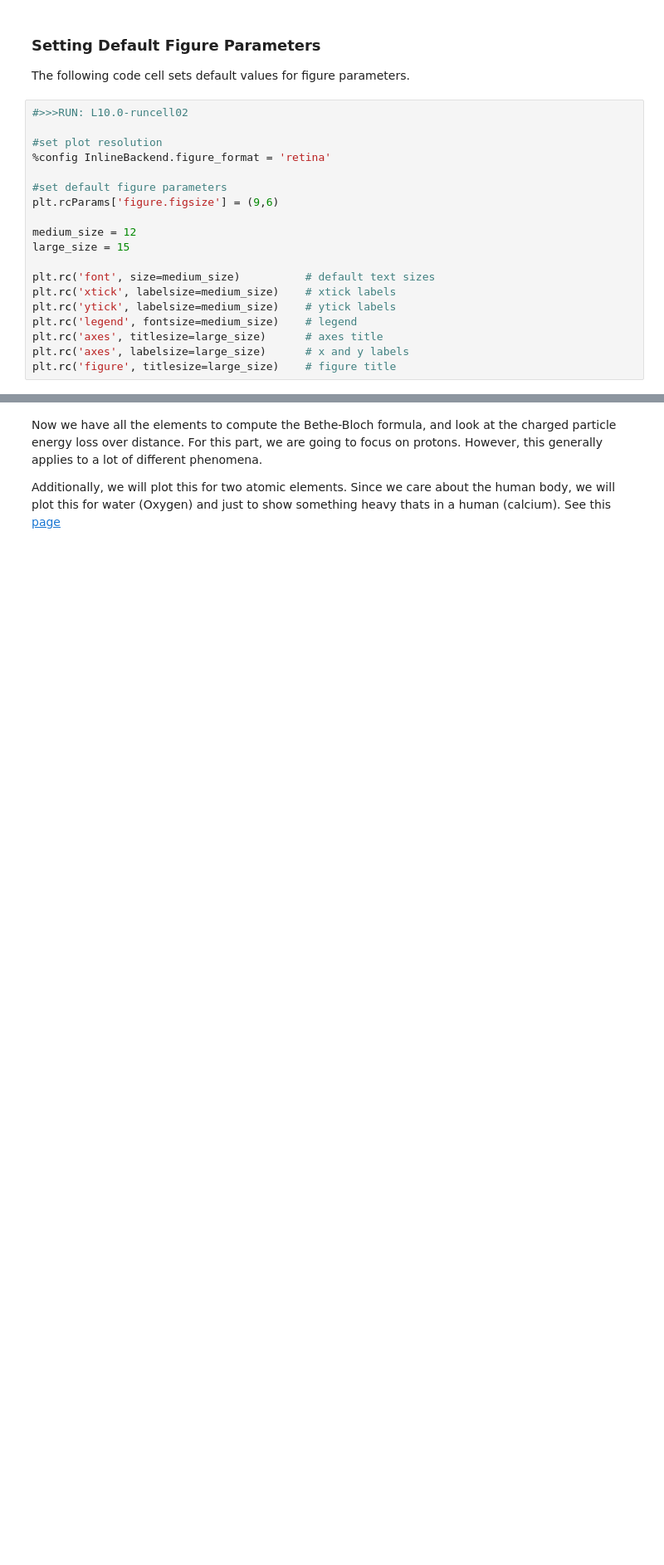
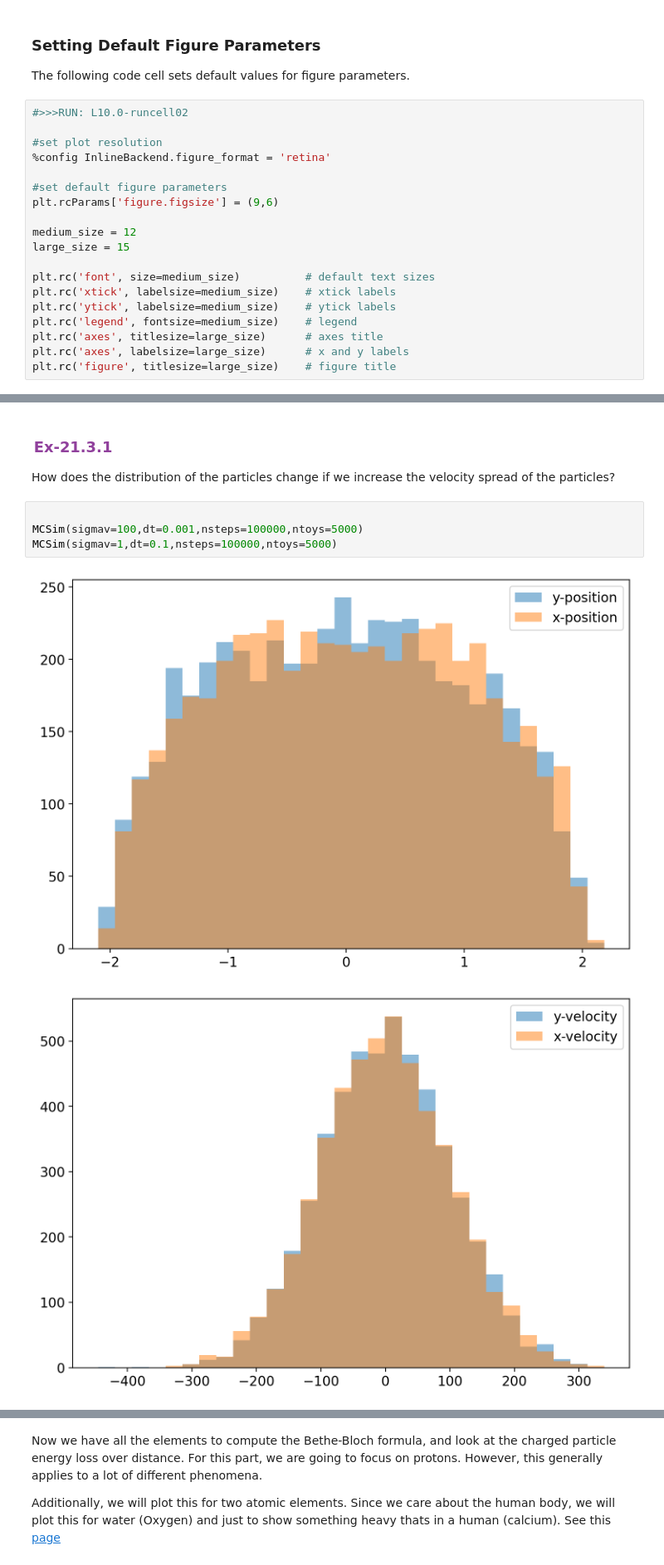
Before and after one commit to mit-physics-data/lectures, a Jupyter notebook: lecture19/Lecture19.ipynb, the cells around one changed output, grey strips where cells are left out. Shown at 83% size. Saved outputs shown, nothing was run; the diff lists cells and outputs as text; blank space fills up the shorter version.

```diff
--- a/lecture19/Lecture19.ipynb
+++ b/lecture19/Lecture19.ipynb
@@ -50,0 +336,11 @@ plt.rc('figure', titlesize=large_size)    # figure title
+# %% [markdown]
+### <span style="border:3px; border-style:solid; padding: 0.15em; border-color: #90409C; color: #90409C;">Ex-21.3.1</span>
+
+How does the distribution of the particles change if we increase the velocity spread of the particles?
+# %%
+
+MCSim(sigmav=100,dt=0.001,nsteps=100000,ntoys=5000)
+MCSim(sigmav=1,dt=0.1,nsteps=100000,ntoys=5000)
+# %% [output]
+[figure, added]
+[figure, added]
```
Also changed, not shown: parts of 138 cells of this notebook, 1 other file.
